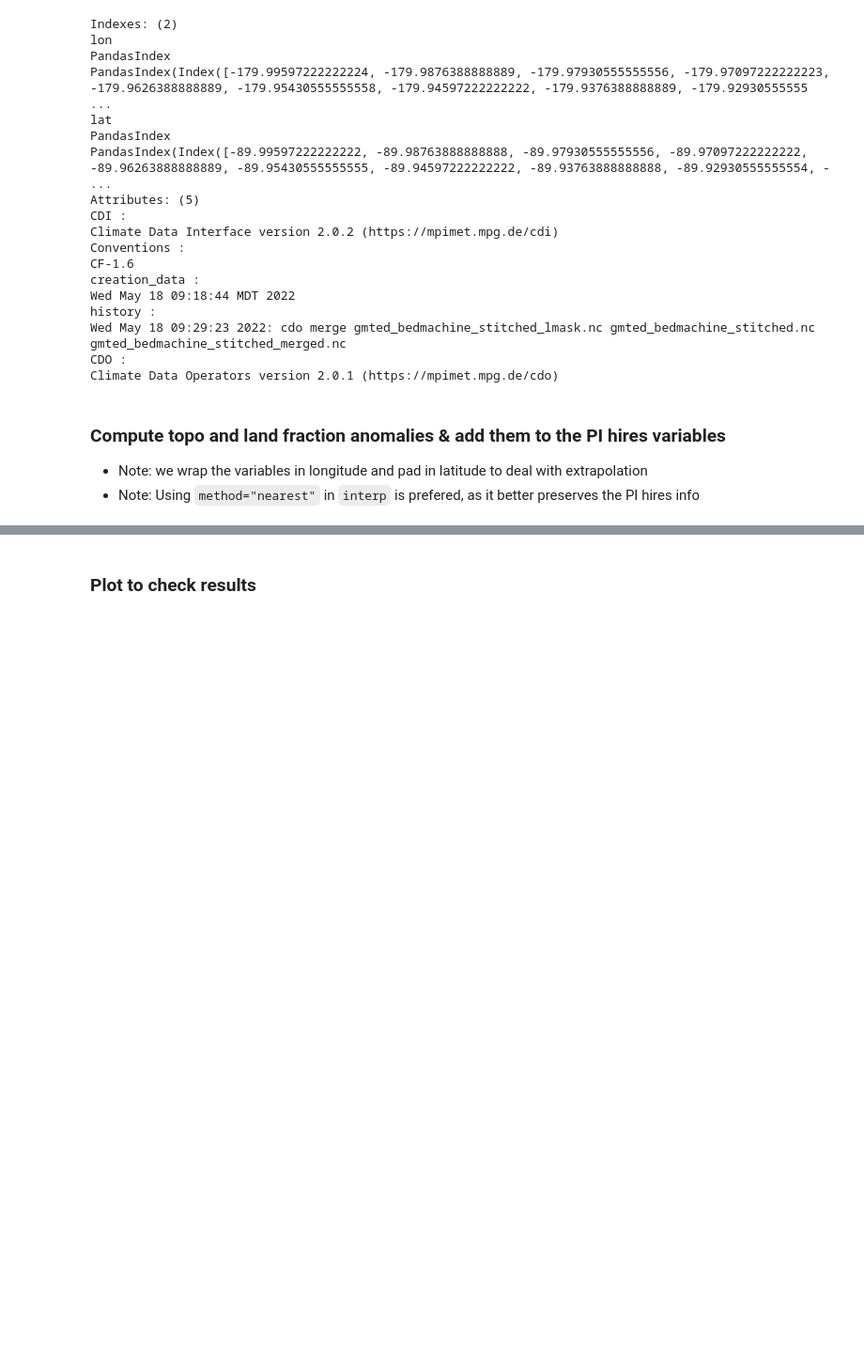
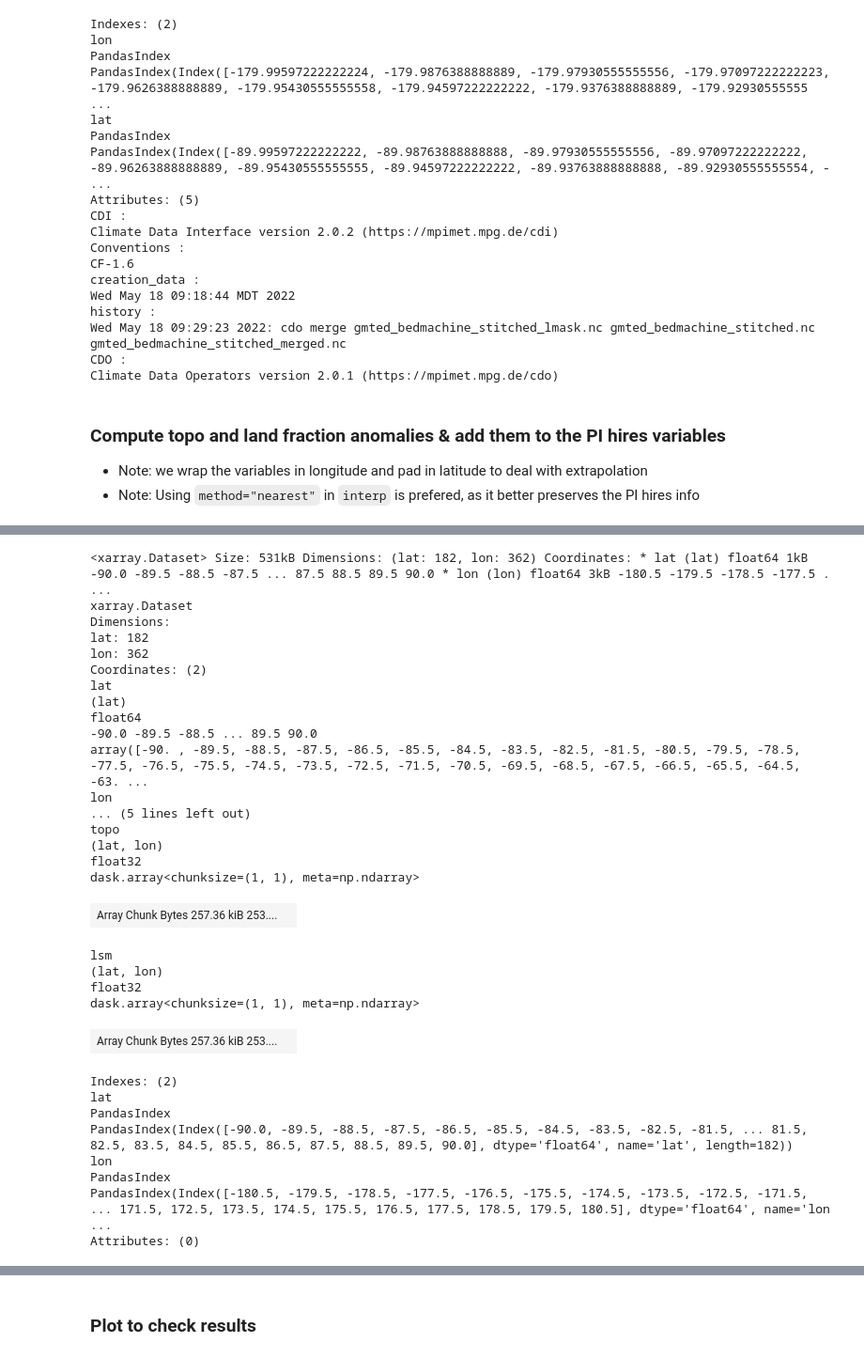
Before and after one commit to jiang-zhu/paleowg-recipes, a Jupyter notebook: cesm3_pliocene/04.setup_cam7_topo_pliomip3.ipynb, the cells around one changed output, grey strips where cells are left out. Shown at 94% size. Cells and saved outputs as stored; diff of their text form; code cells hidden in the pictures; blank space fills up the shorter version.

Commit message:
update pliocene topo

```diff
--- a/cesm3_pliocene/04.setup_cam7_topo_pliomip3.ipynb
+++ b/cesm3_pliocene/04.setup_cam7_topo_pliomip3.ipynb
@@ -404,13 +363,13 @@ def wrap_pad_latlon(ds, lon_name="lon", lat_name="lat"):
 
     # ---- Wrap longitude separately ----
     if lon.min() > -180:
-        west_pad = out.isel({lon_name: 0}).copy()
-        west_pad = west_pad.assign_coords({lon_name: np.array([lon[0] - 360])})
+        west_pad = out.isel({lon_name: -1}).copy()
+        west_pad = west_pad.assign_coords({lon_name: np.array([lon[-1] - 360])})
         out = xr.concat([west_pad, out], dim=lon_name)
 
     if lon.max() < 180:
-        east_pad = out.isel({lon_name: -1}).copy()
-        east_pad = east_pad.assign_coords({lon_name: np.array([lon[-1] + 360])})
+        east_pad = out.isel({lon_name: 0}).copy()
+        east_pad = east_pad.assign_coords({lon_name: np.array([lon[0] + 360])})
         out = xr.concat([out, east_pad], dim=lon_name)
 
     # ---- Pad latitude ----
@@ -479,0 +385,15 @@ Wall time: 10min
+# %%
+%%time
+
+dsa_wrap_pad = wrap_pad_latlon(dsa)
+
+lndf_ano_interp = dsa_wrap_pad.lsm.interp(
+    lat=gmted_ds.lat, lon=gmted_ds.lon, method="nearest",
+)
+
+topo_ano_interp = dsa_wrap_pad.topo.interp(
+    lat=gmted_ds.lat, lon=gmted_ds.lon, method="nearest",
+)
+
+dsa_wrap_pad
+# %% [output]
@@ -479,0 +402,31 @@ Wall time: 10min
+<xarray.Dataset> Size: 531kB Dimensions: (lat: 182, lon: 362) Coordinates: * lat (lat) float64 1kB -90.0 -89.5 -88.5 -87.5 ... 87.5 88.5 89.5 90.0 * lon (lon) float64 3kB -180.5 -179.5 -178.5 -177.5 . ...
+xarray.Dataset
+Dimensions:
+lat: 182
+lon: 362
+Coordinates: (2)
+lat
+(lat)
+float64
+-90.0 -89.5 -88.5 ... 89.5 90.0
+array([-90. , -89.5, -88.5, -87.5, -86.5, -85.5, -84.5, -83.5, -82.5, -81.5, -80.5, -79.5, -78.5, -77.5, -76.5, -75.5, -74.5, -73.5, -72.5, -71.5, -70.5, -69.5, -68.5, -67.5, -66.5, -65.5, -64.5, -63. ...
+lon
+... (5 lines left out)
+topo
+(lat, lon)
+float32
+dask.array<chunksize=(1, 1), meta=np.ndarray>
+| Array Chunk Bytes 257.36 kiB 253.... |  |
+lsm
+(lat, lon)
+float32
+dask.array<chunksize=(1, 1), meta=np.ndarray>
+| Array Chunk Bytes 257.36 kiB 253.... |  |
+Indexes: (2)
+lat
+PandasIndex
+PandasIndex(Index([-90.0, -89.5, -88.5, -87.5, -86.5, -85.5, -84.5, -83.5, -82.5, -81.5, ... 81.5, 82.5, 83.5, 84.5, 85.5, 86.5, 87.5, 88.5, 89.5, 90.0], dtype='float64', name='lat', length=182))
+lon
+PandasIndex
+PandasIndex(Index([-180.5, -179.5, -178.5, -177.5, -176.5, -175.5, -174.5, -173.5, -172.5, -171.5, ... 171.5, 172.5, 173.5, 174.5, 175.5, 176.5, 177.5, 178.5, 179.5, 180.5], dtype='float64', name='lon ...
+Attributes: (0)
```
Also changed, not shown: parts of 18 cells of this notebook.
